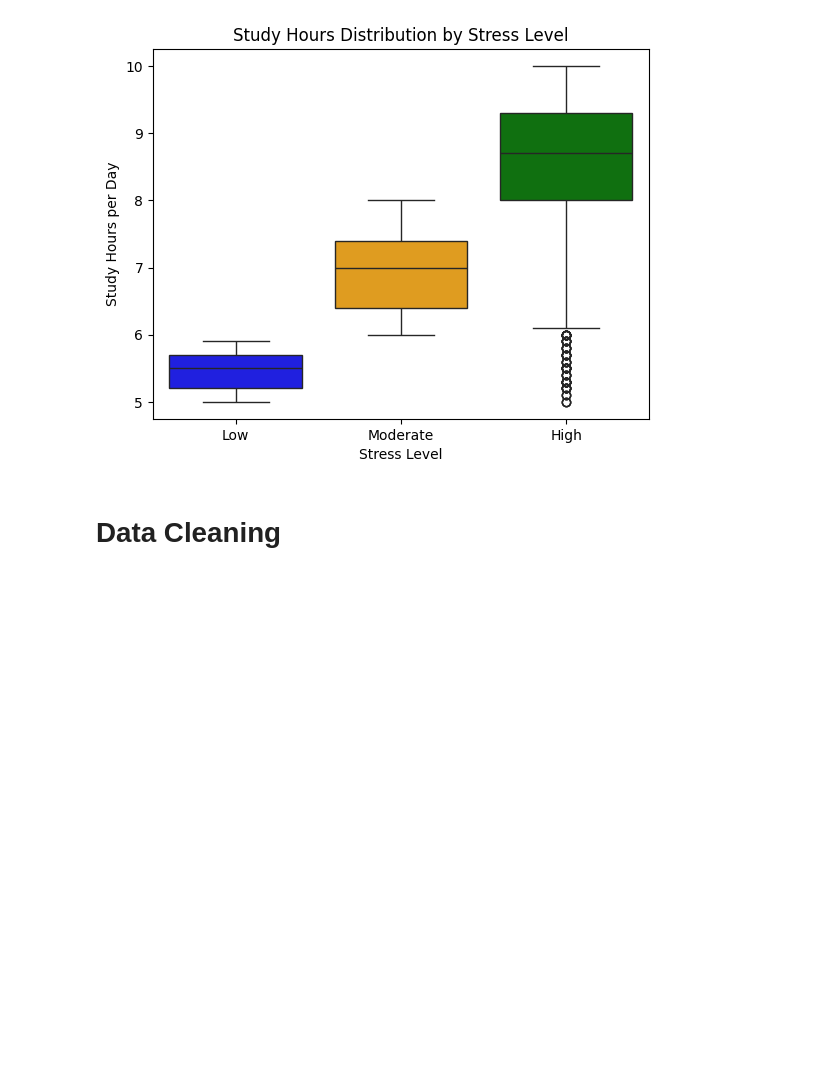
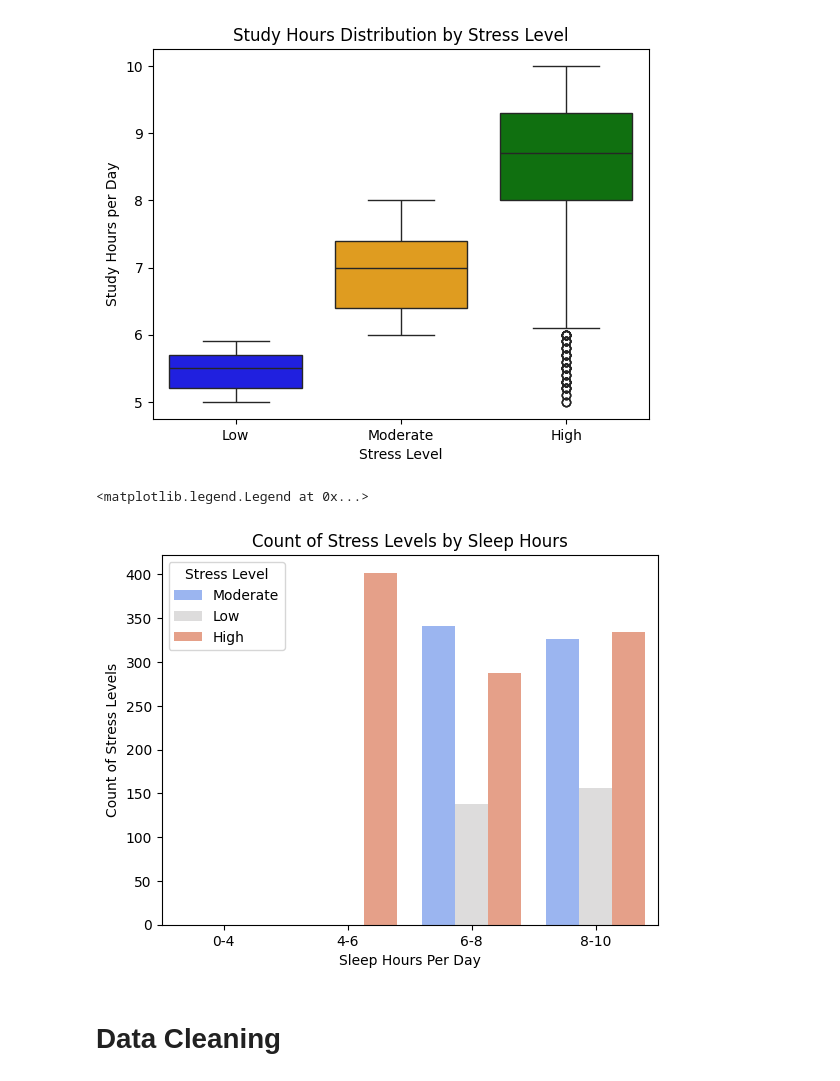
Before and after one commit to adawang1024/street_levels, a Jupyter notebook: EDA.ipynb, the cells around one changed output. Saved outputs shown, nothing was run; the diff lists cells and outputs as text; code cells hidden in the pictures; blank space fills up the shorter version.

Commit message:
Added graph for sleep hours versus stress

```diff
--- a/EDA.ipynb
+++ b/EDA.ipynb
@@ -116,6 +116,20 @@ Passing `palette` without assigning `hue` is deprecated and will be removed in v
 
   sns.boxplot(data=data, x='Stress_Level_Label', y='Study_Hours_Per_Day', order = category_order, palette=custom_palette)
 [figure]
+# %%
+stress_mapping = {30: 'Low', 40: 'Moderate', 50: 'High'}
+data['Stress_Level_Label'] = data['Stress_Level'].map(stress_mapping)
+bins = [0, 4, 6, 8, 10]
+labels = ['0-4', '4-6', '6-8', '8-10']
+data['Sleep_Hours_Binned'] = pd.cut(data['Sleep_Hours_Per_Day'], bins=bins, labels=labels, right=False)
+sns.countplot(data=data, x='Sleep_Hours_Binned', hue='Stress_Level_Label', palette='coolwarm')
+plt.title('Count of Stress Levels by Sleep Hours')
+plt.xlabel('Sleep Hours Per Day')
+plt.ylabel('Count of Stress Levels')
+plt.legend(title='Stress Level')
+# %% [output]
+<matplotlib.legend.Legend at 0x...>
+[figure, added]
 # %% [markdown]
 # Data Cleaning
 # %%
```
